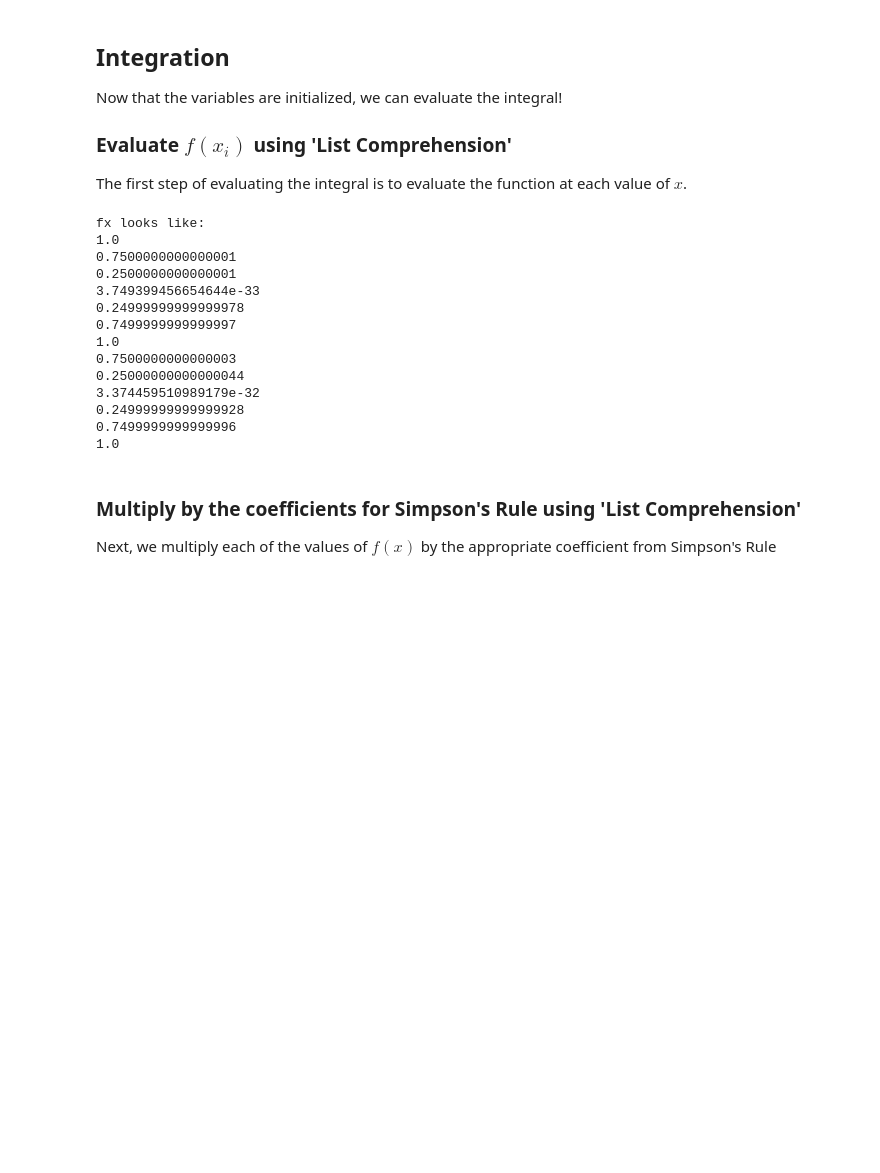
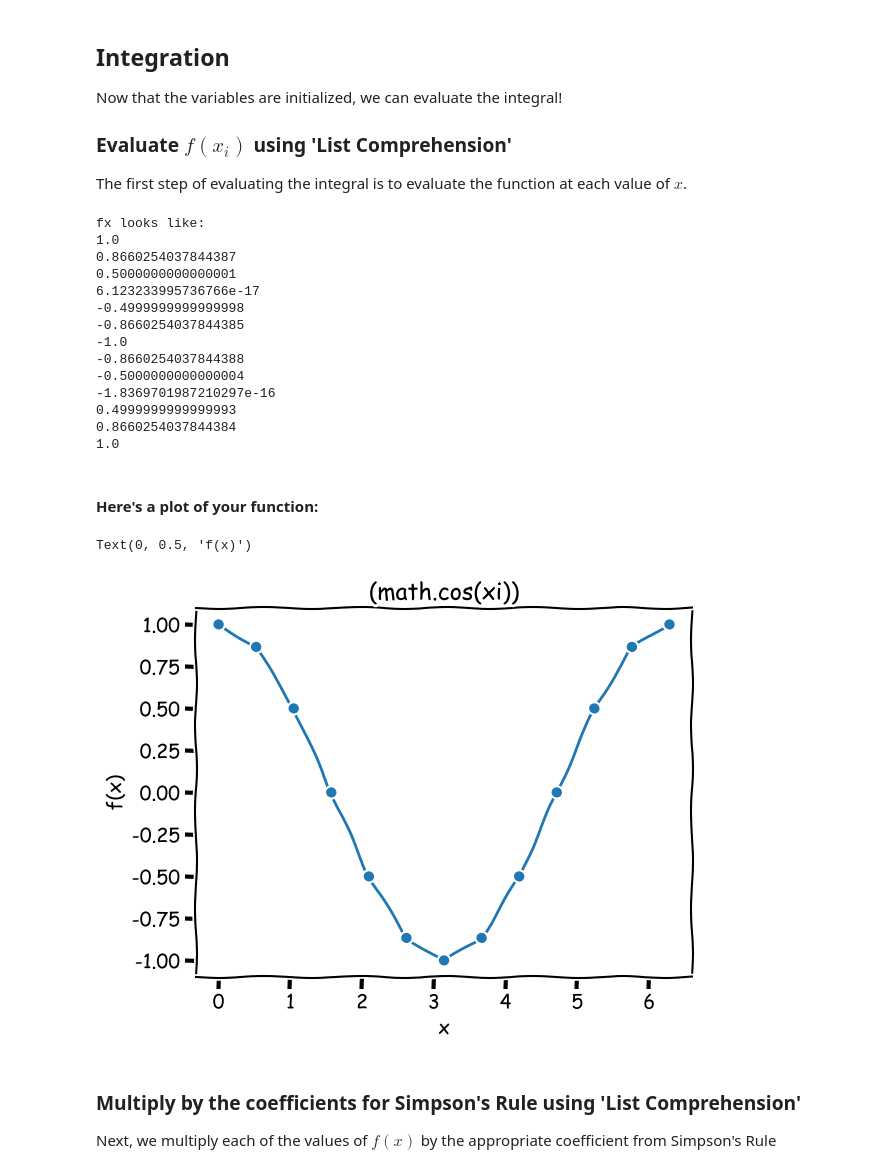
Before and after one commit to TonyFerrar/numerical-integration, a Jupyter notebook: simpsons-rule.ipynb, the cells around one changed output. Saved outputs shown, nothing was run; the diff lists cells and outputs as text; code cells hidden in the pictures; blank space fills up the shorter version.

Commit message:
Added xkcd style plot

```diff
--- a/simpsons-rule.ipynb
+++ b/simpsons-rule.ipynb
@@ -51,7 +54,7 @@ You should enter "xi ** 2 - 3 * xi + 7"
 
 #### Enter the function in the cell below, inside the quotes:
 # %%
-func = "(math.cos(xi)) ** 2"
+func = "(math.cos(xi))"
 # %% [markdown]
 #### Here's a test value of your function:
 
@@ -221,18 +224,29 @@ print(*fx, sep = "\n")
 # %% [output]
 fx looks like:
 1.0
-0.7500000000000001
-0.2500000000000001
-3.749399456654644e-33
-0.24999999999999978
-0.7499999999999997
+0.8660254037844387
+0.5000000000000001
+6.123233995736766e-17
+-0.4999999999999998
+-0.8660254037844385
+-1.0
+-0.8660254037844388
+-0.5000000000000004
+-1.8369701987210297e-16
+0.4999999999999993
+0.8660254037844384
 1.0
-0.7500000000000003
-0.25000000000000044
-3.374459510989179e-32
-0.24999999999999928
-0.7499999999999996
-1.0
+# %% [markdown]
+#### Here's a plot of your function:
+# %%
+plt.xkcd()
+plt.plot(x,fx,'-o')
+plt.title(func)
+plt.xlabel("x")
+plt.ylabel("f(x)")
+# %% [output]
+Text(0, 0.5, 'f(x)')
+[figure, added]
 # %% [markdown]
 ### Multiply by the coefficients for Simpson's Rule using 'List Comprehension'
 Next, we multiply each of the values of $f\left( x \right)$ by the appropriate coefficient from Simpson's Rule
```
Also changed, not shown: parts of 6 cells of this notebook.
